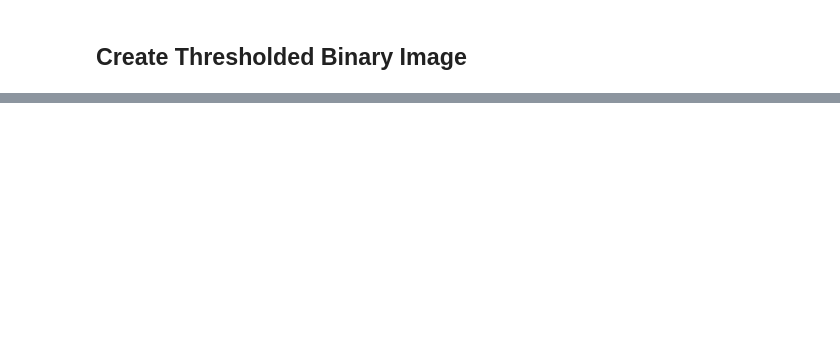
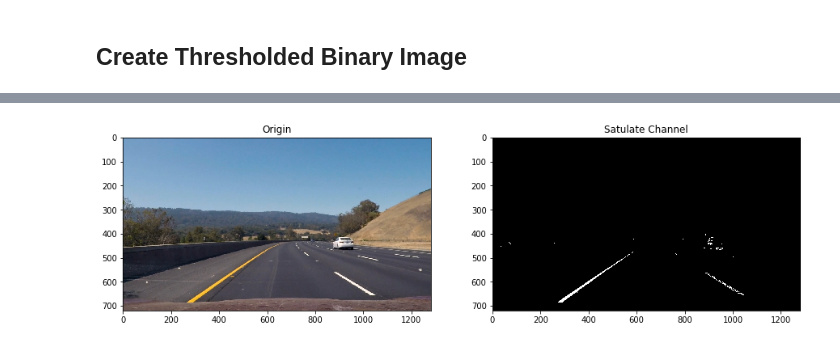
Before and after one commit to MasanaoMatsuda/finding-lane-lines, a Jupyter notebook: AdvancedLaneFinding/AdvancedLaneFinding.ipynb, the cells around one changed output, grey strips where cells are left out. Drawn from its saved outputs; the diff is of its cells as text; code cells hidden in the pictures; blank space fills up the shorter version.

```diff
--- a/AdvancedLaneFinding/AdvancedLaneFinding.ipynb
+++ b/AdvancedLaneFinding/AdvancedLaneFinding.ipynb
@@ -149,6 +146,18 @@ def filter_gradient_direction(img, ksize=3):
     abs_sobely = np.absolute(cv2.Sobel(img_gray, cv2.CV_64F, 0, 1, ksize=ksize))
     return np.arctan2(abs_sobely, abs_sobelx)
 
+def filter_hls(rgb_img, channel='s'):
+    if channel == 'h':
+        c = 0
+    elif channel == 'l':
+        c = 1
+    elif channel == 's':
+        c = 2
+    else:
+        print("Undefined parameter channel")
+    hls = cv2.cvtColor(rgb_img, cv2.COLOR_RGB2HLS)
+    return hls[:,:,c]
+
 def create_binary_image(img, thresh_min=50, thresh_max=100):
     binary = np.zeros_like(img)
     binary[(img > thresh_min) & (img < thresh_max)] = 1
@@ -178,2 +191,8 @@ arrange_side_by_side(img, binary_grad_dir, 'Origin', 'Gradient Direction')
+# %%
+s_img = filter_hls(rimg, 's')
+binary_satulate = create_binary_image(s_img, 200, 300)
+arrange_side_by_side(rimg, binary_satulate, 'Origin', 'Satulate Channel')
+# %% [output]
+[figure, added]
 # %%
 binary = np.zeros_like(binary_grad_dir)
```
Also changed, not shown: parts of 13 cells of this notebook, 1 other file.
